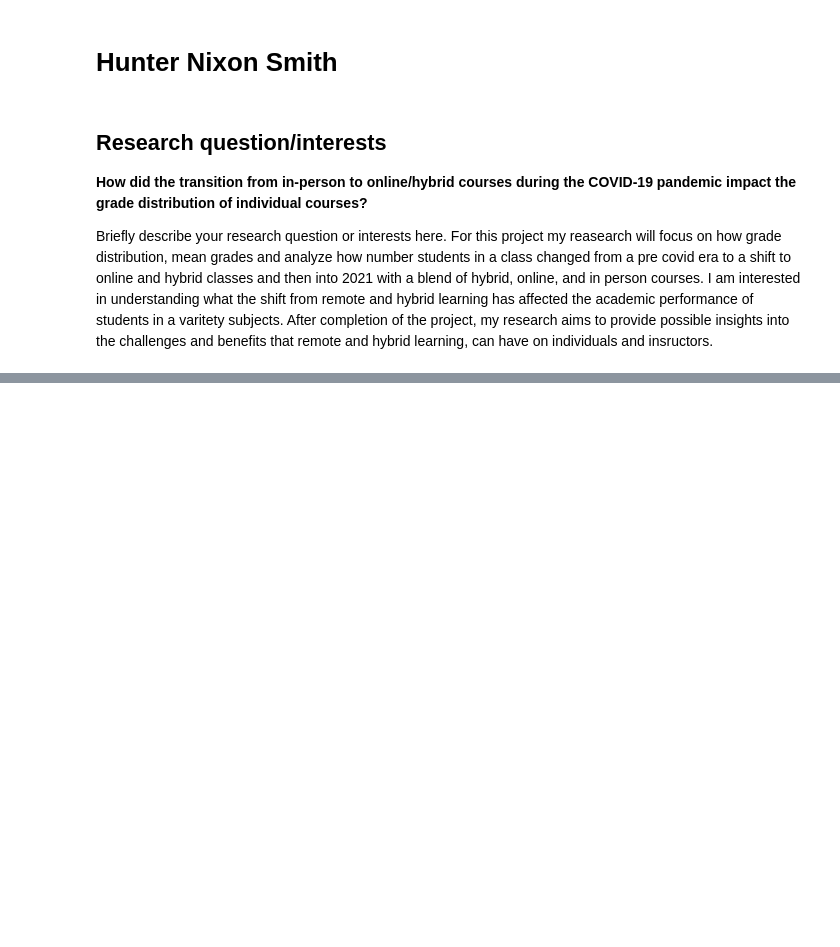
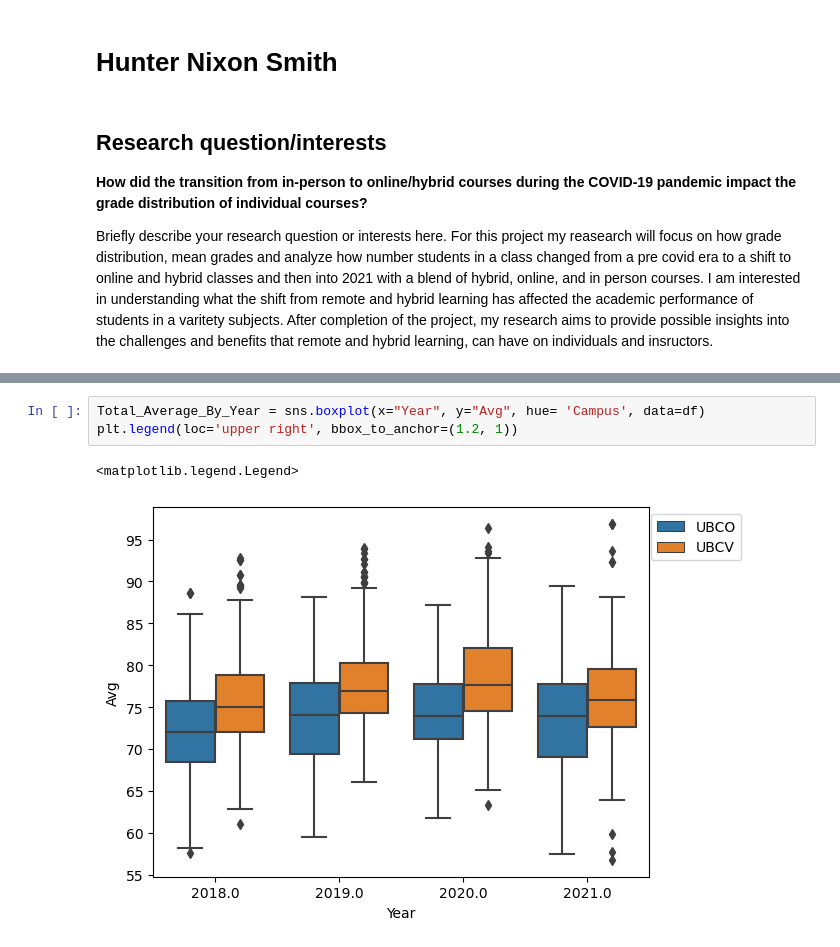
Before and after one commit to ubco-W2022T2-data301/project-group-group03, a Jupyter notebook: analysis/analysis1.ipynb, the cells around one changed output, grey strips where cells are left out. Cells and saved outputs as stored; diff of their text form; blank space fills up the shorter version.

```diff
--- a/analysis/analysis1.ipynb
+++ b/analysis/analysis1.ipynb
@@ -25,0 +34,6 @@ pd.read_csv('../data/raw/rawdata.csv')
+# %%
+Total_Average_By_Year = sns.boxplot(x="Year", y="Avg", hue= 'Campus', data=df)
+plt.legend(loc='upper right', bbox_to_anchor=(1.2, 1))
+# %% [output]
+<matplotlib.legend.Legend>
+[figure, added]
```
Also changed, not shown: parts of 3 cells of this notebook, 3 other files.
